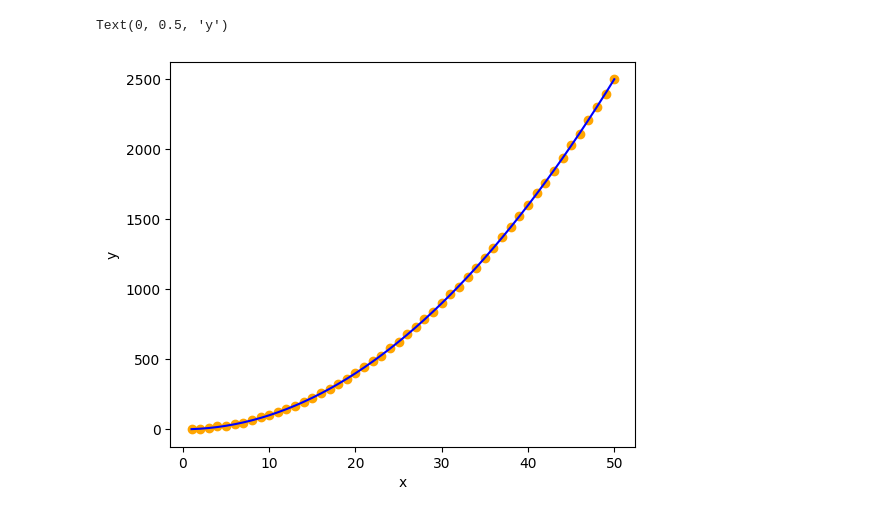
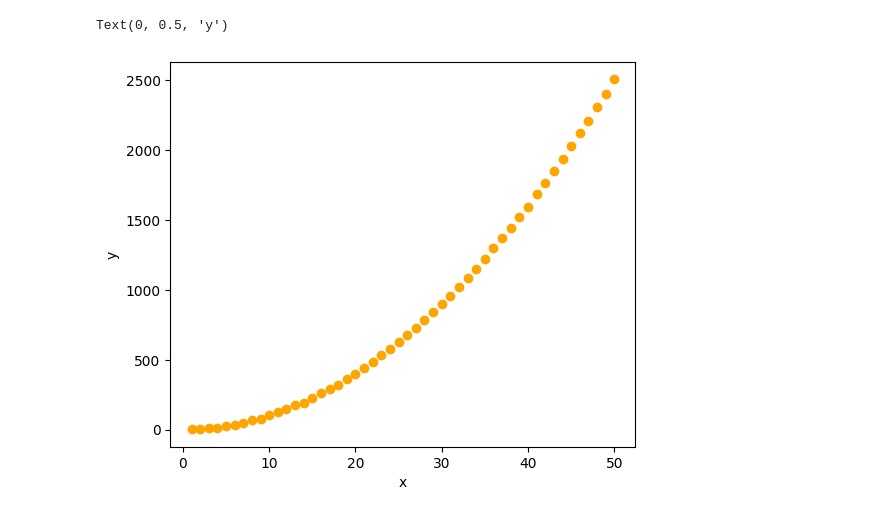
Before and after one commit to OmerTurk1/ML-From-Scratch, a Jupyter notebook: PolynomialFeatures.ipynb, the cells around one changed output. Saved outputs shown, nothing was run; the diff lists cells and outputs as text; code cells hidden in the pictures.

```diff
--- a/PolynomialFeatures.ipynb
+++ b/PolynomialFeatures.ipynb
@@ -45,12 +91,11 @@ df.head()
 # %%
 plt.figure(figsize=(6,5))
 plt.scatter(df["x"], df["y"], c="orange")
-plt.plot(x,x**2,c="blue")
 plt.xlabel("x")
 plt.ylabel("y")
 # %% [output]
 Text(0, 0.5, 'y')
-[figure, old version]
+[figure, new version]
 # %%
 X = df.drop(columns="y")
 Y = df["y"]
```
Also changed, not shown: parts of 16 cells of this notebook.
